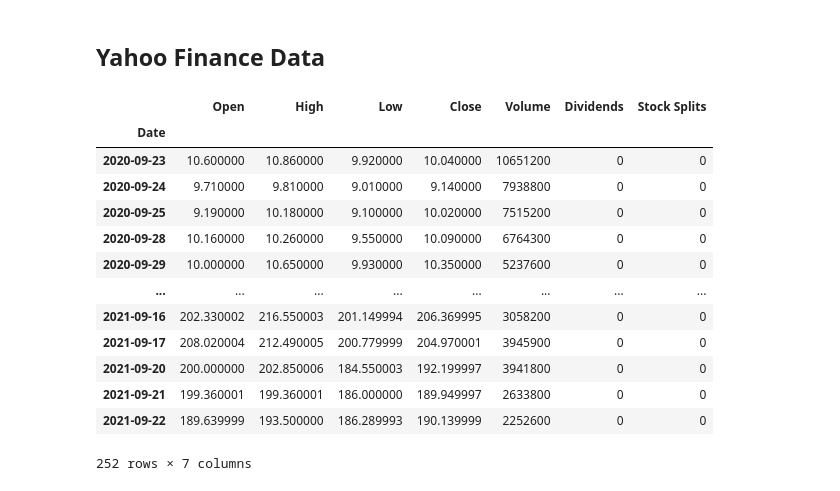
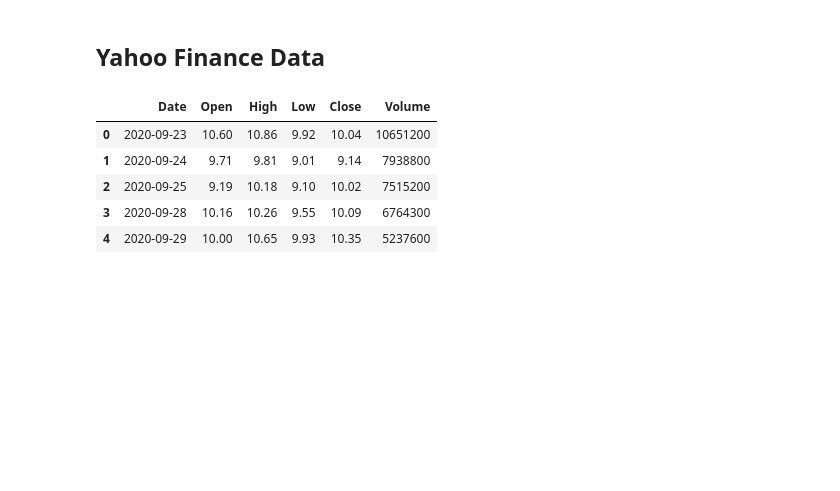
Before and after one commit to josephchancey/etl-reddit-finance, a Jupyter notebook: assets/etl-reddit-finance.ipynb, the cells around one changed output. Drawn from its saved outputs; the diff is of its cells as text; code cells hidden in the pictures; blank space fills up the shorter version.

```diff
--- a/assets/etl-reddit-finance.ipynb
+++ b/assets/etl-reddit-finance.ipynb
@@ -96,23 +75,23 @@ df
 gme = yf.Ticker("GME")
 # Uncomment line below if you'd like to confirm ticker data
 # gme.info
-# %%
-current_date = date.today()
-year_ago = current_date - timedelta(days=365)
-hist = gme.history(start=year_ago, end=current_date)
-hist
-# %% [output]
-|  | Open | High | Low | Close | Volume | Dividends | Stock Splits |
-| Date |  |  |  |  |  |  |  |
-| 2020-09-23 | 10.600000 | 10.860000 | 9.920000 | 10.040000 | 10651200 | 0 | 0 |
-| 2020-09-24 | 9.710000 | 9.810000 | 9.010000 | 9.140000 | 7938800 | 0 | 0 |
-| 2020-09-25 | 9.190000 | 10.180000 | 9.100000 | 10.020000 | 7515200 | 0 | 0 |
-| 2020-09-28 | 10.160000 | 10.260000 | 9.550000 | 10.090000 | 6764300 | 0 | 0 |
-| 2020-09-29 | 10.000000 | 10.650000 | 9.930000 | 10.350000 | 5237600 | 0 | 0 |
-| ... | ... | ... | ... | ... | ... | ... | ... |
-| 2021-09-16 | 202.330002 | 216.550003 | 201.149994 | 206.369995 | 3058200 | 0 | 0 |
-| 2021-09-17 | 208.020004 | 212.490005 | 200.779999 | 204.970001 | 3945900 | 0 | 0 |
-| 2021-09-20 | 200.000000 | 202.850006 | 184.550003 | 192.199997 | 3941800 | 0 | 0 |
-| 2021-09-21 | 199.360001 | 199.360001 | 186.000000 | 189.949997 | 2633800 | 0 | 0 |
-| 2021-09-22 | 189.639999 | 193.500000 | 186.289993 | 190.139999 | 2252600 | 0 | 0 |
-252 rows × 7 columns
+# %%
+# Get current date
+current_date = date.today()
+# Get the date from a year ago
+year_ago = current_date - timedelta(days=365)
+# Gather stock data with the variables above - a year of stock data
+hist = gme.history(start=year_ago, end=current_date)
+# Drop un-needed columns that came pre-built with yfinance package
+hist = hist.drop(columns=['Dividends', 'Stock Splits'])
+# Make index a column
+hist = hist.reset_index()
+# Show DataFrame
+hist.head()
+# %% [output]
+|  | Date | Open | High | Low | Close | Volume |
+| 0 | 2020-09-23 | 10.60 | 10.86 | 9.92 | 10.04 | 10651200 |
+| 1 | 2020-09-24 | 9.71 | 9.81 | 9.01 | 9.14 | 7938800 |
+| 2 | 2020-09-25 | 9.19 | 10.18 | 9.10 | 10.02 | 7515200 |
+| 3 | 2020-09-28 | 10.16 | 10.26 | 9.55 | 10.09 | 6764300 |
+| 4 | 2020-09-29 | 10.00 | 10.65 | 9.93 | 10.35 | 5237600 |
```
Also changed, not shown: parts of 5 cells of this notebook.
